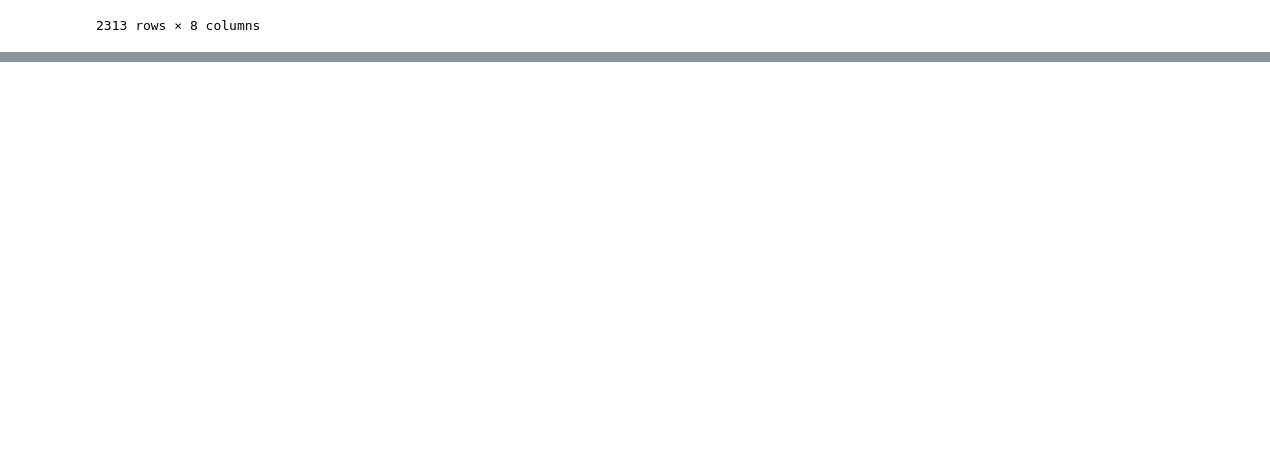
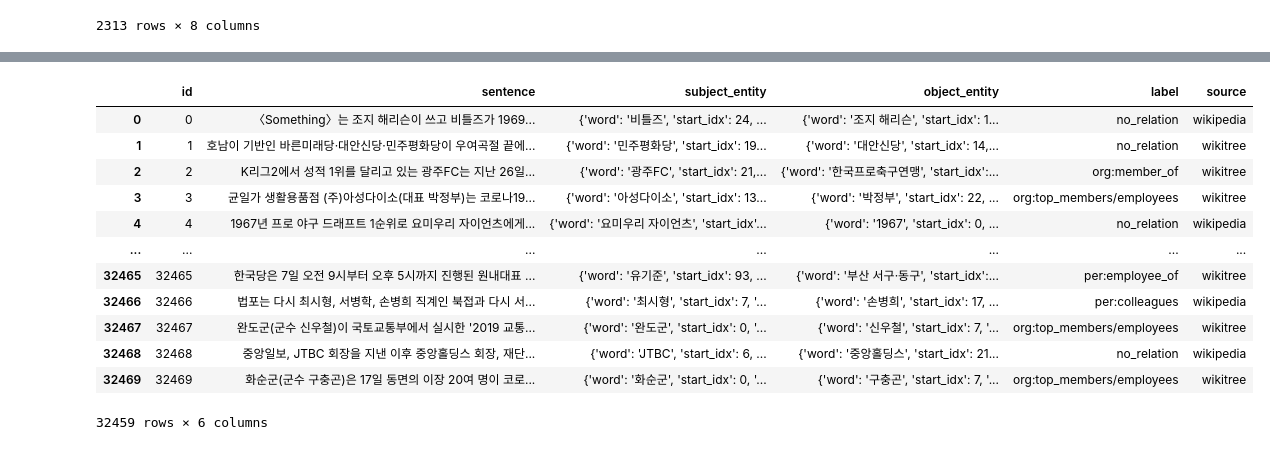
Before and after one commit to boostcampaitech6/level2-klue-nlp-06, a Jupyter notebook: data_analysis/dhs_data_manipulate.ipynb, the cells around one changed output, grey strips where cells are left out. Cells and saved outputs as stored; diff of their text form; code cells hidden in the pictures; blank space fills up the shorter version.

```diff
--- a/data_analysis/dhs_data_manipulate.ipynb
+++ b/data_analysis/dhs_data_manipulate.ipynb
@@ -232,0 +237,3 @@ chinese_samples
+# %%
+wrong_label_df = result_df
+wrong_label_df
@@ -232,0 +270,18 @@ chinese_samples
+# %%
+# 이상치 데이터 제거 ( 개수 : 11개 ) ( 32470 -> 32459 )
+clean_train_df = train_df.drop(wrong_label_df.index)
+clean_train_df
+# %% [output]
+|  | id | sentence | subject_entity | object_entity | label | source |
+| 0 | 0 | 〈Something〉는 조지 해리슨이 쓰고 비틀즈가 1969... | {'word': '비틀즈', 'start_idx': 24, ... | {'word': '조지 해리슨', 'start_idx': 1... | no_relation | wikipedia |
+| 1 | 1 | 호남이 기반인 바른미래당·대안신당·민주평화당이 우여곡절 끝에... | {'word': '민주평화당', 'start_idx': 19... | {'word': '대안신당', 'start_idx': 14,... | no_relation | wikitree |
+| 2 | 2 | K리그2에서 성적 1위를 달리고 있는 광주FC는 지난 26일... | {'word': '광주FC', 'start_idx': 21,... | {'word': '한국프로축구연맹', 'start_idx':... | org:member_of | wikitree |
+| 3 | 3 | 균일가 생활용품점 (주)아성다이소(대표 박정부)는 코로나19... | {'word': '아성다이소', 'start_idx': 13... | {'word': '박정부', 'start_idx': 22, ... | org:top_members/employees | wikitree |
+| 4 | 4 | 1967년 프로 야구 드래프트 1순위로 요미우리 자이언츠에게... | {'word': '요미우리 자이언츠', 'start_idx'... | {'word': '1967', 'start_idx': 0, ... | no_relation | wikipedia |
+| ... | ... | ... | ... | ... | ... | ... |
+| 32465 | 32465 | 한국당은 7일 오전 9시부터 오후 5시까지 진행된 원내대표 ... | {'word': '유기준', 'start_idx': 93, ... | {'word': '부산 서구·동구', 'start_idx':... | per:employee_of | wikitree |
+| 32466 | 32466 | 법포는 다시 최시형, 서병학, 손병희 직계인 북접과 다시 서... | {'word': '최시형', 'start_idx': 7, '... | {'word': '손병희', 'start_idx': 17, ... | per:colleagues | wikipedia |
+| 32467 | 32467 | 완도군(군수 신우철)이 국토교통부에서 실시한 '2019 교통... | {'word': '완도군', 'start_idx': 0, '... | {'word': '신우철', 'start_idx': 7, '... | org:top_members/employees | wikitree |
+| 32468 | 32468 | 중앙일보, JTBC 회장을 지낸 이후 중앙홀딩스 회장, 재단... | {'word': 'JTBC', 'start_idx': 6, ... | {'word': '중앙홀딩스', 'start_idx': 21... | no_relation | wikipedia |
+| 32469 | 32469 | 화순군(군수 구충곤)은 17일 동면의 이장 20여 명이 코로... | {'word': '화순군', 'start_idx': 0, '... | {'word': '구충곤', 'start_idx': 7, '... | org:top_members/employees | wikitree |
+32459 rows × 6 columns
```
Also changed, not shown: parts of 32 cells of this notebook.
